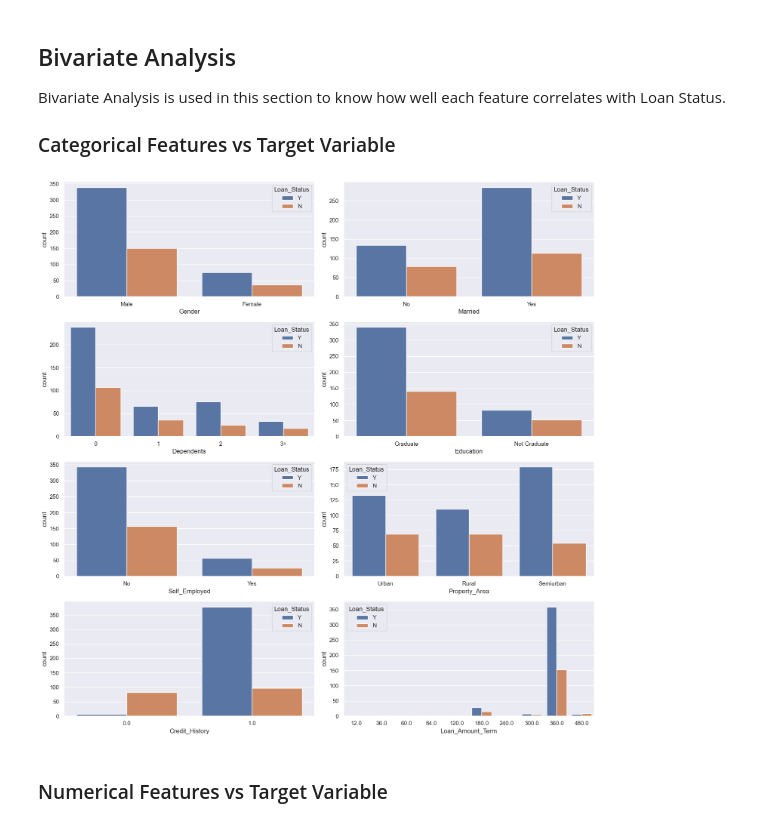
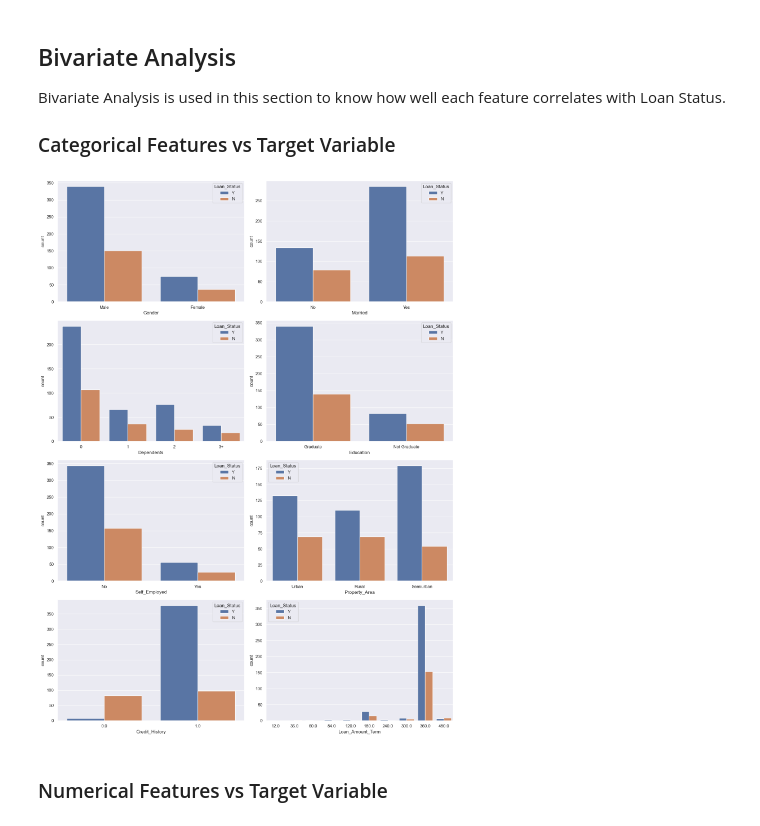
Before and after one commit to ahmedelgamal0/Loan-Eligibility-Prediction, a Jupyter notebook: Loan_Predection.ipynb, the cells around one changed output. Saved outputs shown, nothing was run; the diff lists cells and outputs as text; code cells hidden in the pictures.

```diff
--- a/Loan_Predection.ipynb
+++ b/Loan_Predection.ipynb
@@ -195,15 +259,48 @@ fig.tight_layout()
 Bivariate Analysis is used in this section to know how well each feature correlates with Loan Status.
 
 ### Categorical Features vs Target Variable
-# %%
-fig, axs = plt.subplots(nrows=4, ncols=2, figsize=(15, 15))
-
-for i, var in enumerate(categorical_var[:-1] + ['Loan_Amount_Term']):
-    sns.countplot(x=var, hue='Loan_Status', data=train, ax=axs.flat[i])
-
-fig.tight_layout()
-# %% [output]
-[figure, removed]
+# %%
+def visualize_categorical_data_with_target(df, columns, target, nrows, ncols, figsize):
+    """
+        Creates a grid of count plots to visualize the relationship between categorical
+        features and a target variable.
+
+    Parameters:
+    -----------
+    df : pandas.DataFrame
+        The input dataframe containing the categorical features and target variable.
+    columns : list
+        A list of column names corresponding to the categorical features to be plotted.
+    target : str
+        The name of the target variable column in the dataframe.
+    nrows : int
+        The number of rows in the subplot grid.
+    ncols : int
+        The number of columns in the subplot grid.
+    figsize : tuple
+        The size of the plot figure in inches, specified as a tuple (width, height).
+
+    Returns:
+    --------
+    None
+        Displays the plot figure.
+    """
+
+    fig, axs = plt.subplots(nrows=nrows, ncols=ncols, figsize=figsize)
+    for i, column in enumerate(columns):
+        sns.countplot(x=column, hue=target, data=df, ax=axs.flat[i])
+
+    # Remove empty subplots
+    if len(columns) < nrows * ncols:
+        for i in range(len(columns), nrows * ncols):
+            fig.delaxes(axs.flat[i])
+
+    fig.tight_layout()
+    plt.show()
+# %%
+visualize_categorical_data_with_target(train, categorical_var[:-1] + ['Loan_Amount_Term'], 'Loan_Status', 4, 2, (15, 20))
+# %% [output]
+[figure, added]
 # %% [markdown]
 ### Numerical Features vs Target Variable
 # %%
```
Also changed, not shown: parts of 24 cells of this notebook.
